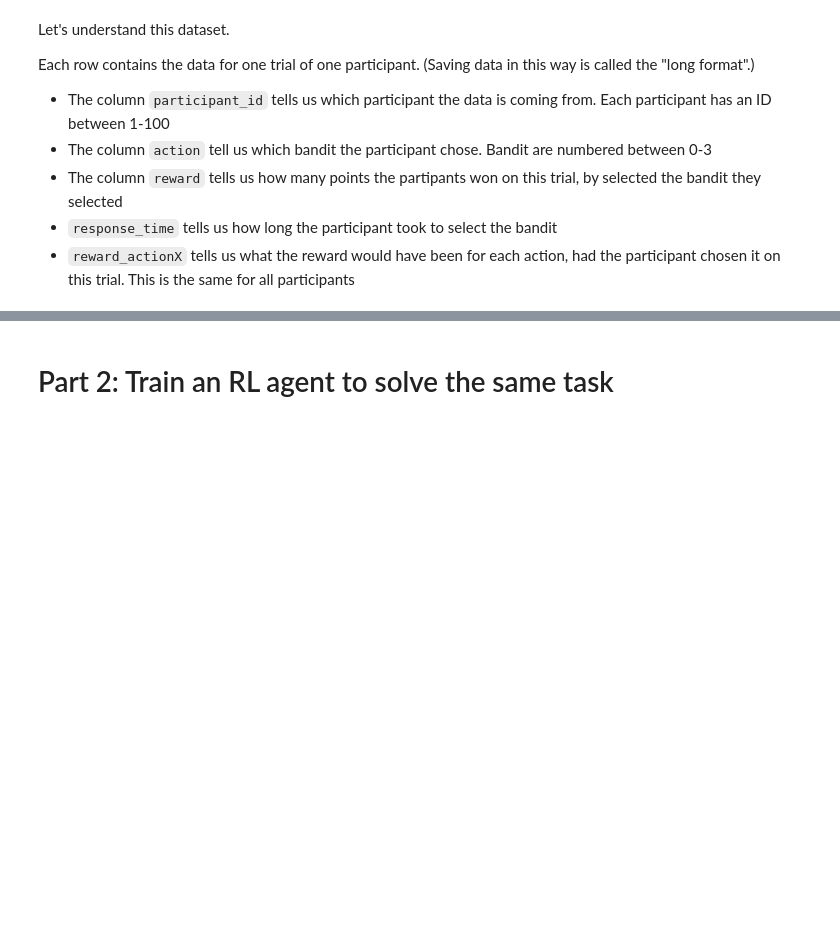
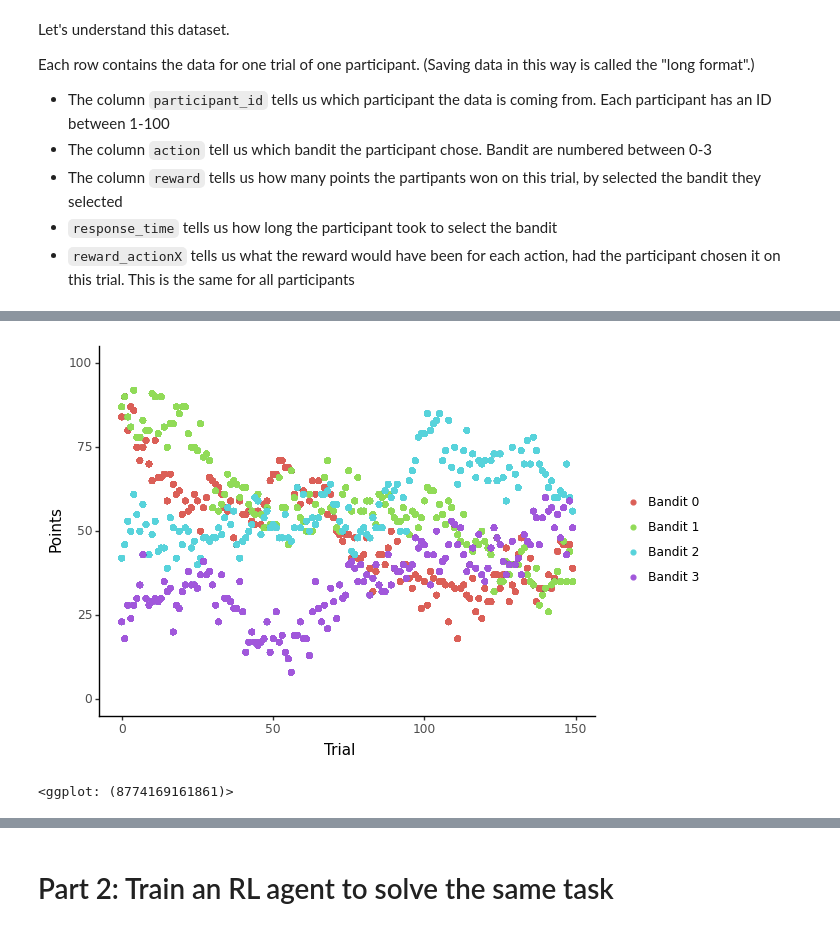
Before and after one commit to trendinafrica/TReND-CaMinA, a Jupyter notebook: notebooks/23-Friday/CognitiveModeling.ipynb, the cells around one changed output, grey strips where cells are left out. Cells and saved outputs as stored; diff of their text form; code cells hidden in the pictures; blank space fills up the shorter version.

```diff
--- a/notebooks/23-Friday/CognitiveModeling.ipynb
+++ b/notebooks/23-Friday/CognitiveModeling.ipynb
@@ -92,0 +268,5 @@ SyntaxError: ignored
+# %%
+gg_points_over_trials
+# %% [output]
+[figure, added]
+<ggplot: (8774169161861)>
```
Also changed, not shown: parts of 28 cells of this notebook.
